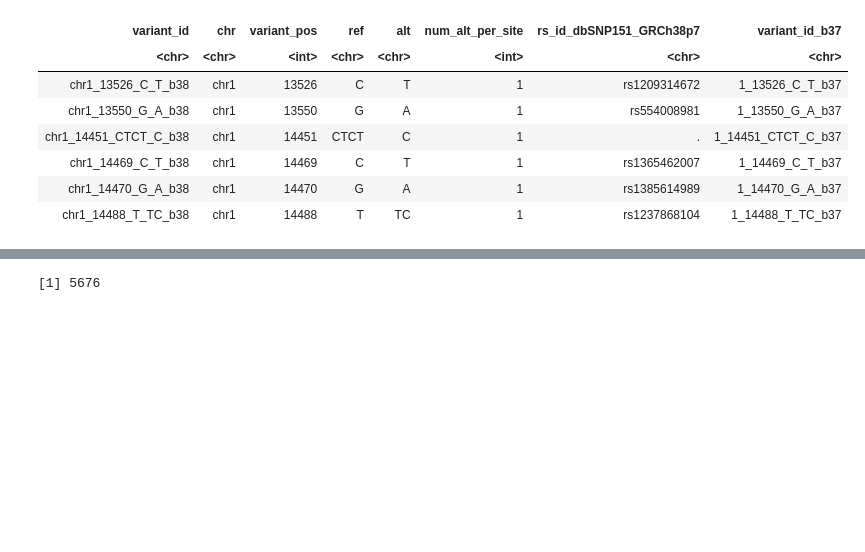
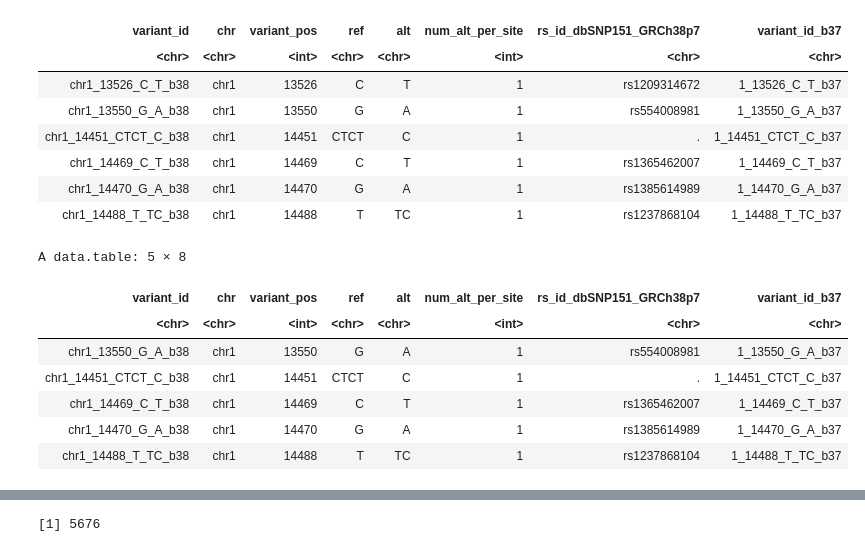
Before and after one commit to Joker-Jerome/utmost_update, a Jupyter notebook: code/R/weight_formatting.ipynb, the cells around one changed output, grey strips where cells are left out. Saved outputs shown, nothing was run; the diff lists cells and outputs as text; code cells hidden in the pictures; blank space fills up the shorter version.

```diff
--- a/code/R/weight_formatting.ipynb
+++ b/code/R/weight_formatting.ipynb
@@ -91,5 +74,5 @@ ref_df = fread("/ysm-gpfs/pi/zhao-data/zy92/GTEx_V8/GTEx_Analysis_2017-06-05_v8_
 # %%
-ref_df = fread("/ysm-gpfs/pi/zhao-data/zy92/GTEx_V8/chr1_snp.txt")
+ref_df = data.table::fread("/ysm-gpfs/pi/zhao-data/zy92/GTEx_V8/chr1_snp.txt")
 # %%
 head(ref_df)
 # %% [output]
@@ -102,6 +85,22 @@ A data.table: 6 × 8
 | chr1_14469_C_T_b38 | chr1 | 14469 | C | T | 1 | rs1365462007 | 1_14469_C_T_b37 |
 | chr1_14470_G_A_b38 | chr1 | 14470 | G | A | 1 | rs1385614989 | 1_14470_G_A_b37 |
 | chr1_14488_T_TC_b38 | chr1 | 14488 | T | TC | 1 | rs1237868104 | 1_14488_T_TC_b37 |
+# %%
+library(dplyr)
+set_df <- head(ref_df)
+subset_df <- set_df %>%
+    filter(variant_pos != 13526 )
+# %%
+subset_df
+# %% [output]
+A data.table: 5 × 8
+| variant_id | chr | variant_pos | ref | alt | num_alt_per_site | rs_id_dbSNP151_GRCh38p7 | variant_id_b37 |
+| <chr> | <chr> | <int> | <chr> | <chr> | <int> | <chr> | <chr> |
+| chr1_13550_G_A_b38 | chr1 | 13550 | G | A | 1 | rs554008981 | 1_13550_G_A_b37 |
+| chr1_14451_CTCT_C_b38 | chr1 | 14451 | CTCT | C | 1 | . | 1_14451_CTCT_C_b37 |
+| chr1_14469_C_T_b38 | chr1 | 14469 | C | T | 1 | rs1365462007 | 1_14469_C_T_b37 |
+| chr1_14470_G_A_b38 | chr1 | 14470 | G | A | 1 | rs1385614989 | 1_14470_G_A_b37 |
+| chr1_14488_T_TC_b38 | chr1 | 14488 | T | TC | 1 | rs1237868104 | 1_14488_T_TC_b37 |
 # %%
 joint_df = est_df %>%
     inner_join(ref_df, by = c("id" = "variant_id"))
```
Also changed, not shown: parts of 7 cells of this notebook, 11 other files.
